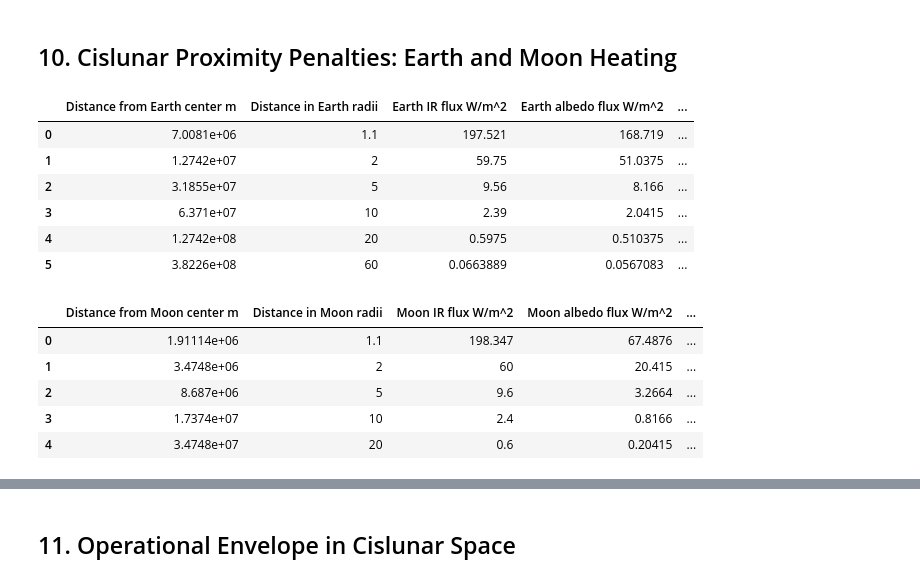
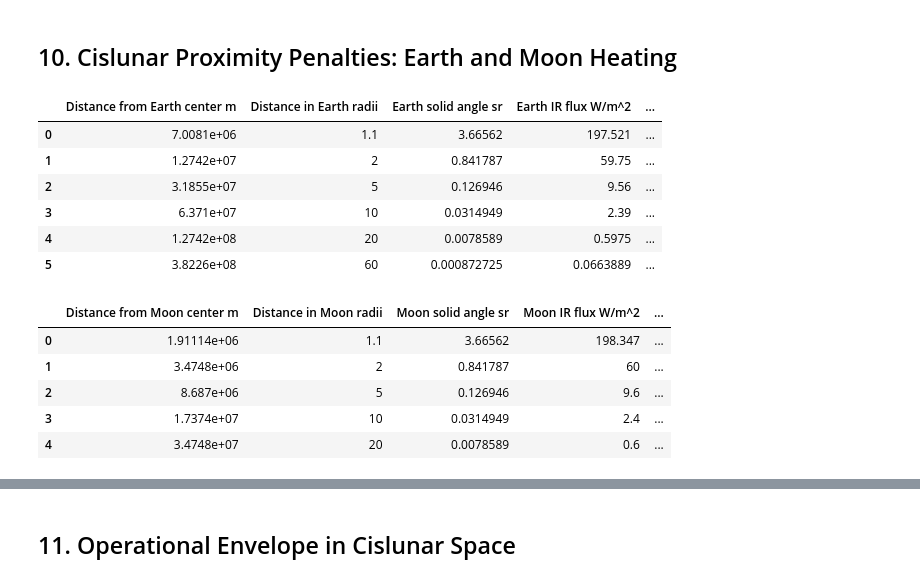
Before and after one commit to AlanCoding/hourglass-stealth, a Jupyter notebook: notebooks/01_blog_calcs_sheet.ipynb, the cells around one changed output, grey strips where cells are left out. Drawn from its saved outputs; the diff is of its cells as text; code cells hidden in the pictures.

```diff
--- a/notebooks/01_blog_calcs_sheet.ipynb
+++ b/notebooks/01_blog_calcs_sheet.ipynb
@@ -433,43 +443,44 @@ display(optimized_cases_df)
 projected_area_m2 = 10.0
 alpha_visible_planet = 1e-3
 alpha_ir_planet = 1e-2
 phase_factor = 0.5
 baseline_heat_w = baseline_result['total_heat_load_W']
 
 earth_distances_m = [1.1 * EARTH_RADIUS_M, 2 * EARTH_RADIUS_M, 5 * EARTH_RADIUS_M, 10 * EARTH_RADIUS_M, 20 * EARTH_RADIUS_M, 60 * EARTH_RADIUS_M]
 moon_distances_m = [1.1 * MOON_RADIUS_M, 2 * MOON_RADIUS_M, 5 * MOON_RADIUS_M, 10 * MOON_RADIUS_M, 20 * MOON_RADIUS_M]
 
 def heating_table(body_name, emit_flux, albedo, radius_m, distances_m):
     rows = []
     for distance_m in distances_m:
         ir_flux = body_ir_flux_w_m2(emit_flux, radius_m, distance_m)
         albedo_flux = body_albedo_flux_w_m2(SOLAR_FLUX_1_AU_W_M2, albedo, phase_factor, radius_m, distance_m)
         extra_heat_w = environmental_heat_load_w(projected_area_m2, alpha_visible_planet, alpha_ir_planet, albedo_flux, ir_flux)
         rows.append({
             f'Distance from {body_name} center m': distance_m,
             f'Distance in {body_name} radii': distance_m / radius_m,
+            f'{body_name} solid angle sr': body_solid_angle_sr(radius_m, distance_m),
             f'{body_name} IR flux W/m^2': ir_flux,
             f'{body_name} albedo flux W/m^2': albedo_flux,
             'Extra absorbed heat W': extra_heat_w,
             'Dwell multiplier': dwell_multiplier_from_extra_heat(baseline_heat_w, extra_heat_w),
         })
     return pd.DataFrame(rows)
 
 earth_heating_df = heating_table('Earth', EARTH_EFFECTIVE_IR_FLUX_W_M2, EARTH_BOND_ALBEDO, EARTH_RADIUS_M, earth_distances_m)
 moon_heating_df = heating_table('Moon', MOON_EFFECTIVE_IR_FLUX_W_M2, MOON_BOND_ALBEDO, MOON_RADIUS_M, moon_distances_m)
 display(earth_heating_df)
 display(moon_heating_df)
 # %% [output]
-|  | Distance from Earth center m | Distance in Earth radii | Earth IR flux W/m^2 | Earth albedo flux W/m^2 | ... |
-| 0 | 7.0081e+06 | 1.1 | 197.521 | 168.719 | ... |
-| 1 | 1.2742e+07 | 2 | 59.75 | 51.0375 | ... |
-| 2 | 3.1855e+07 | 5 | 9.56 | 8.166 | ... |
-| 3 | 6.371e+07 | 10 | 2.39 | 2.0415 | ... |
-| 4 | 1.2742e+08 | 20 | 0.5975 | 0.510375 | ... |
-| 5 | 3.8226e+08 | 60 | 0.0663889 | 0.0567083 | ... |
+|  | Distance from Earth center m | Distance in Earth radii | Earth solid angle sr | Earth IR flux W/m^2 | ... |
+| 0 | 7.0081e+06 | 1.1 | 3.66562 | 197.521 | ... |
+| 1 | 1.2742e+07 | 2 | 0.841787 | 59.75 | ... |
+| 2 | 3.1855e+07 | 5 | 0.126946 | 9.56 | ... |
+| 3 | 6.371e+07 | 10 | 0.0314949 | 2.39 | ... |
+| 4 | 1.2742e+08 | 20 | 0.0078589 | 0.5975 | ... |
+| 5 | 3.8226e+08 | 60 | 0.000872725 | 0.0663889 | ... |
-|  | Distance from Moon center m | Distance in Moon radii | Moon IR flux W/m^2 | Moon albedo flux W/m^2 | ... |
-| 0 | 1.91114e+06 | 1.1 | 198.347 | 67.4876 | ... |
-| 1 | 3.4748e+06 | 2 | 60 | 20.415 | ... |
-| 2 | 8.687e+06 | 5 | 9.6 | 3.2664 | ... |
-| 3 | 1.7374e+07 | 10 | 2.4 | 0.8166 | ... |
-| 4 | 3.4748e+07 | 20 | 0.6 | 0.20415 | ... |
+|  | Distance from Moon center m | Distance in Moon radii | Moon solid angle sr | Moon IR flux W/m^2 | ... |
+| 0 | 1.91114e+06 | 1.1 | 3.66562 | 198.347 | ... |
+| 1 | 3.4748e+06 | 2 | 0.841787 | 60 | ... |
+| 2 | 8.687e+06 | 5 | 0.126946 | 9.6 | ... |
+| 3 | 1.7374e+07 | 10 | 0.0314949 | 2.4 | ... |
+| 4 | 3.4748e+07 | 20 | 0.0078589 | 0.6 | ... |
```
Also changed, not shown: parts of 4 cells of this notebook, 8 other files.
